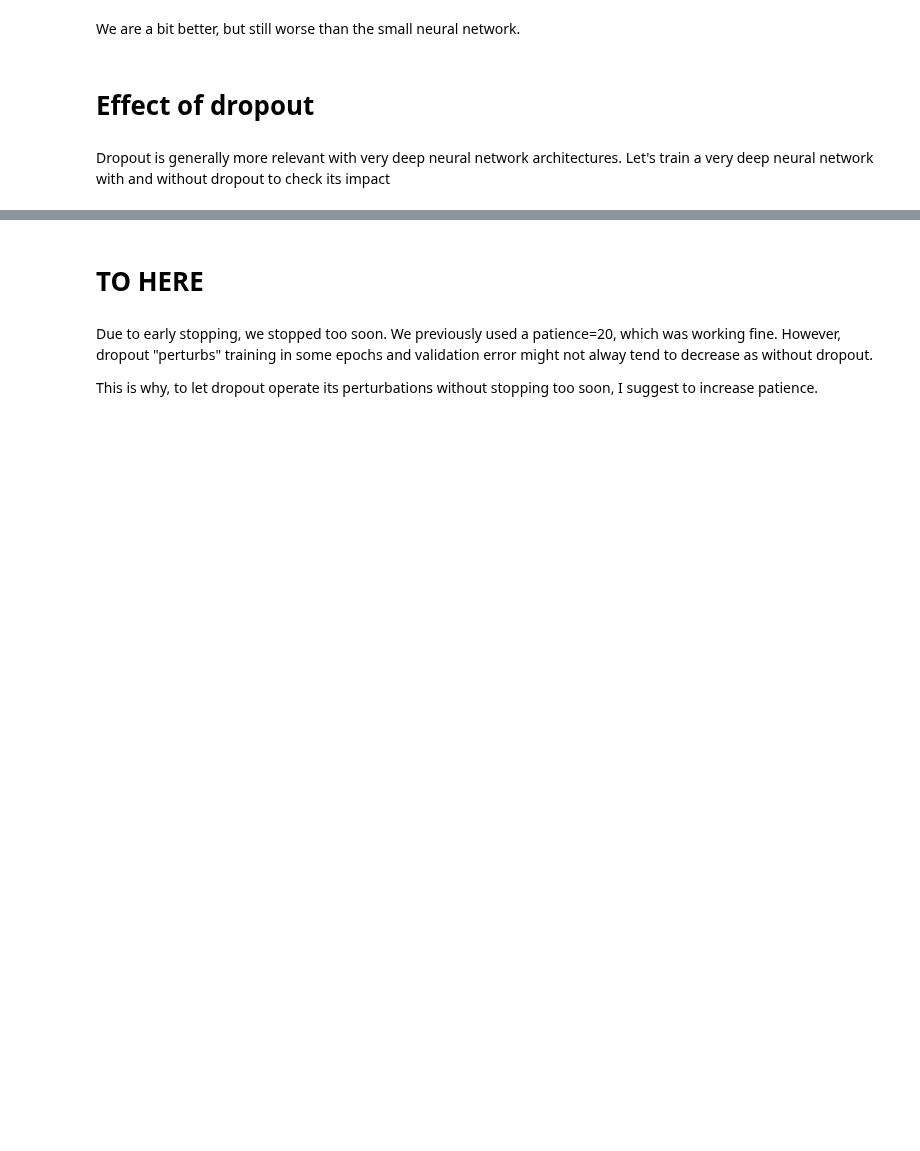
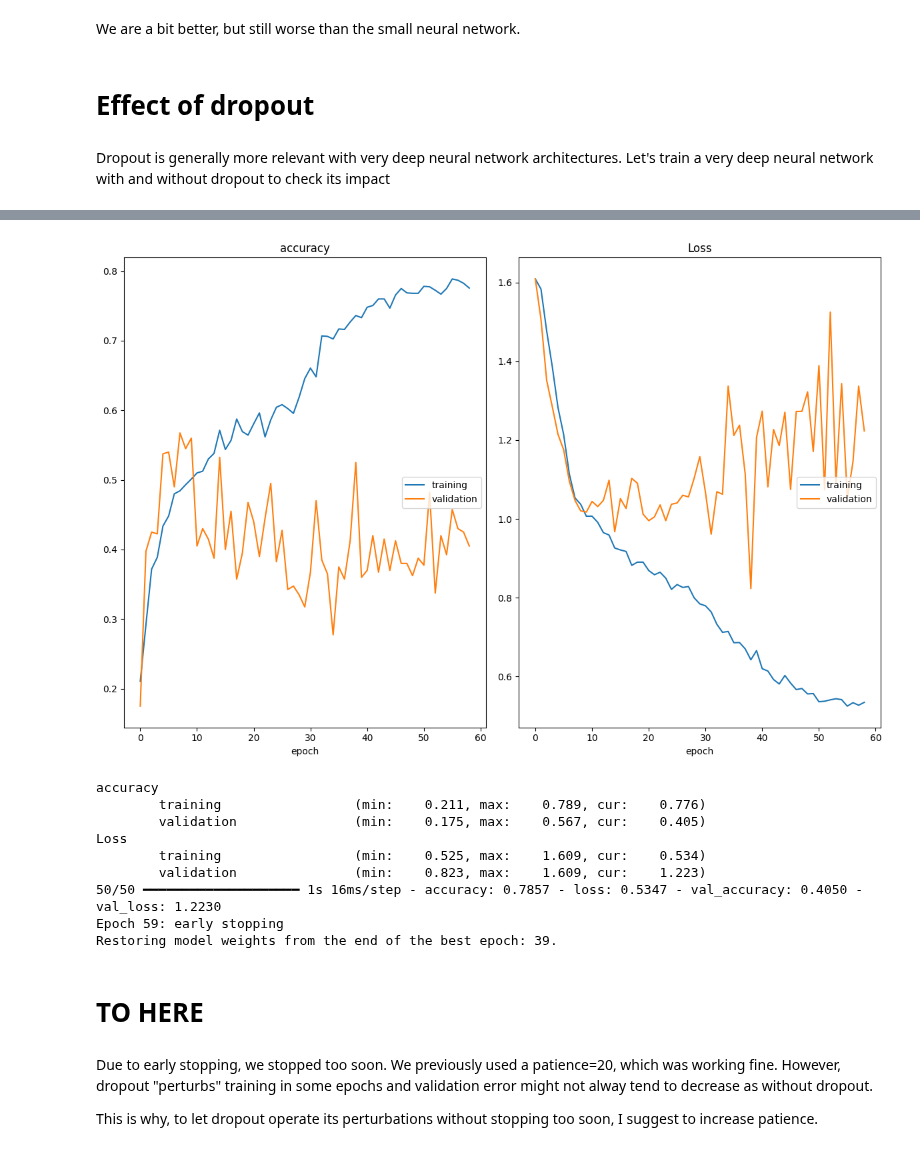
Before and after one commit to andreaaraldo/machine-learning-for-networks, a Jupyter notebook: 04.neural_networks/04bis_regularization_of_nn.ipynb, the cells around one changed output, grey strips where cells are left out. Cells and saved outputs as stored; diff of their text form; code cells hidden in the pictures; blank space fills up the shorter version.

```diff
--- a/04.neural_networks/04bis_regularization_of_nn.ipynb
+++ b/04.neural_networks/04bis_regularization_of_nn.ipynb
@@ -223,3 +234,21 @@ history = train_model(model, nn_file, X_train, y_train, seed=5, max_epochs=800,
+# %%
+nn_file = my_path + 'nn-deep-dropoutkp_0.8-lr_0.001.keras'
+model = make_sequential_model(sample_size, deepdeep_architecture,
+                              learning_rate=0.001, dropout_keep_prob=0.8)
+history = train_model(model, nn_file, X_train, y_train, seed=5, max_epochs=800,
+                      overwrite=True, patience=20
+                      )
+# %% [output]
+[figure, added]
+accuracy
+        training                 (min:    0.211, max:    0.789, cur:    0.776)
+        validation               (min:    0.175, max:    0.567, cur:    0.405)
+Loss
+        training                 (min:    0.525, max:    1.609, cur:    0.534)
+        validation               (min:    0.823, max:    1.609, cur:    1.223)
+50/50 ━━━━━━━━━━━━━━━━━━━━ 1s 16ms/step - accuracy: 0.7857 - loss: 0.5347 - val_accuracy: 0.4050 - val_loss: 1.2230
+Epoch 59: early stopping
+Restoring model weights from the end of the best epoch: 39.
 # %% [markdown]
 # TO HERE
 # %% [markdown]
```
Also changed, not shown: parts of 6 cells of this notebook.
